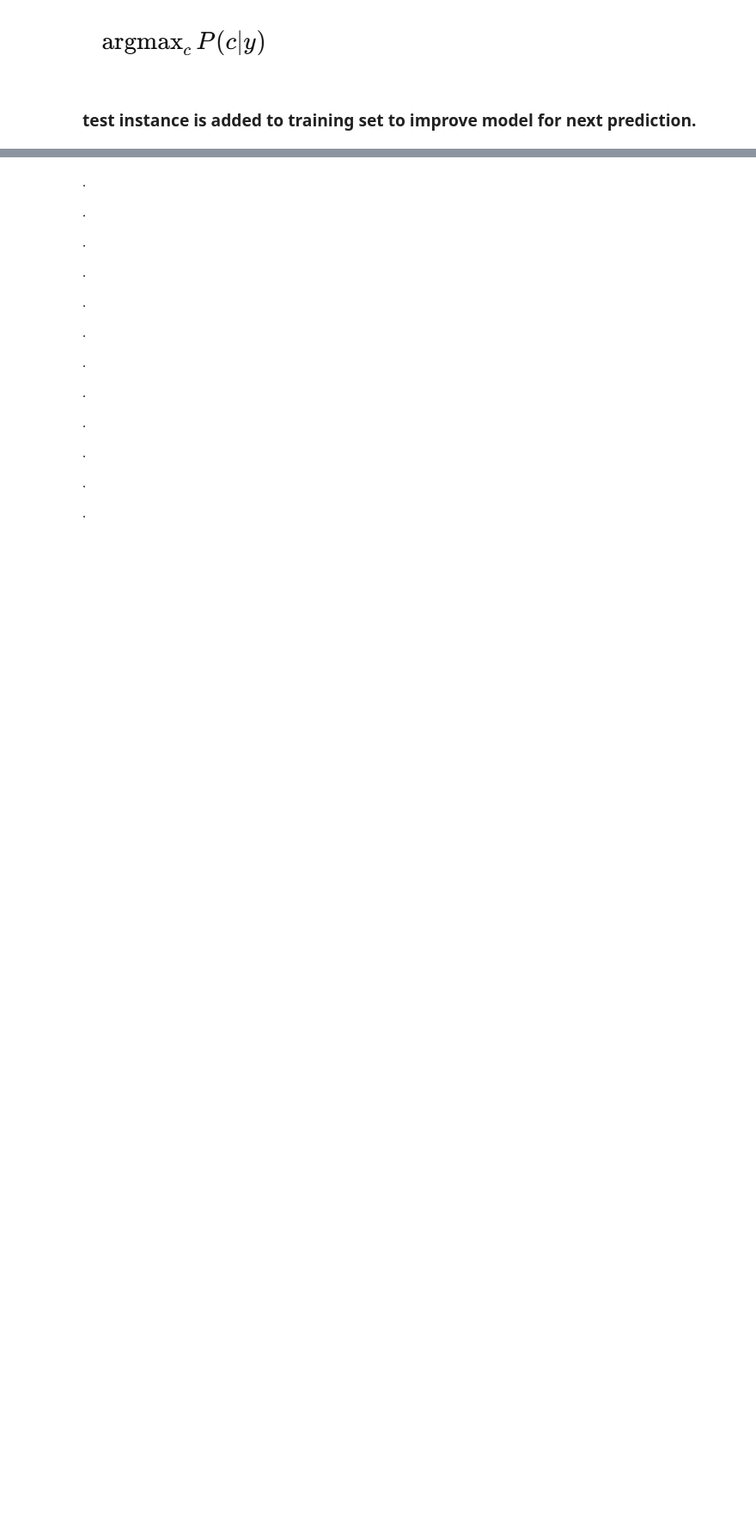
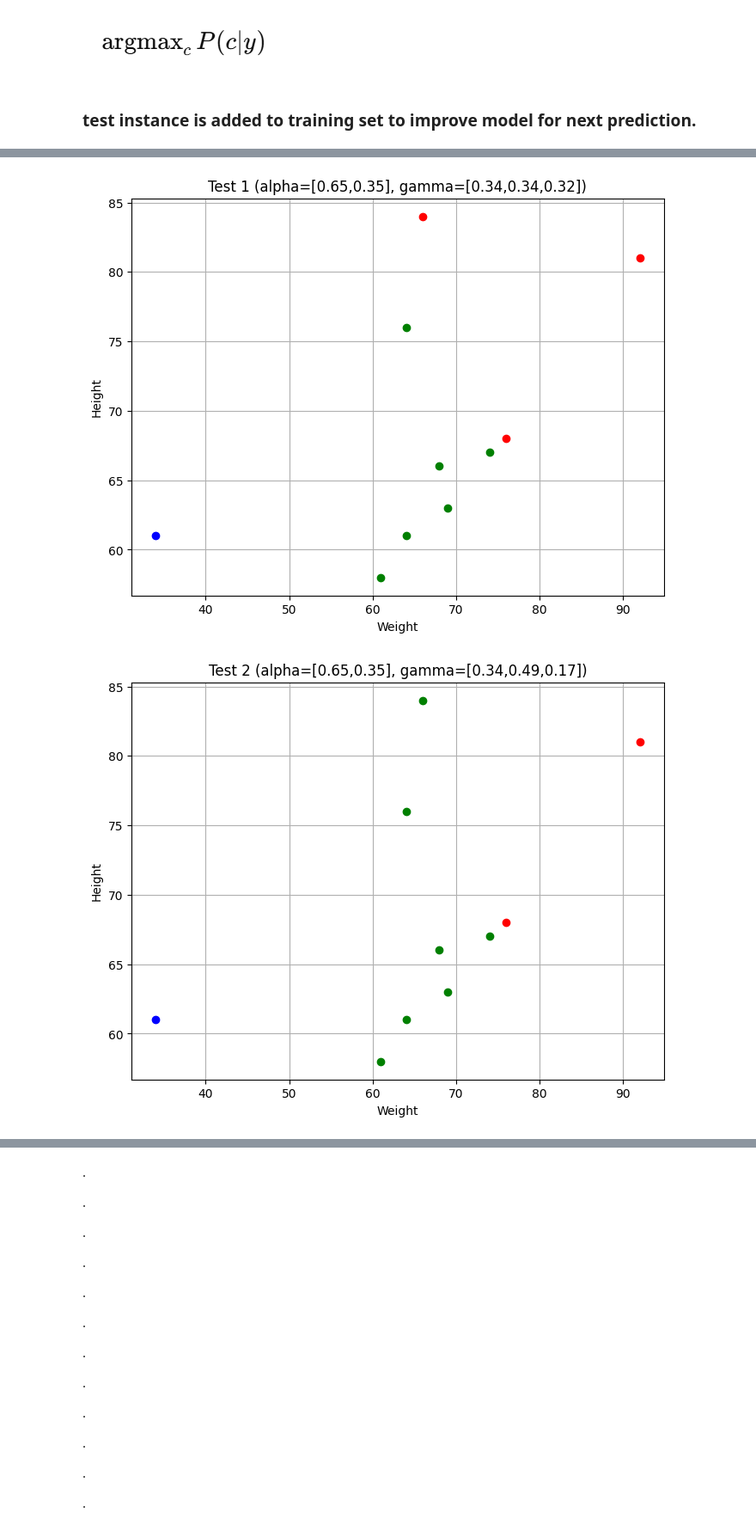
Before and after one commit to jiyanshud22/Champhunt-user-recommendation, a Jupyter notebook: CS786A4.ipynb, the cells around one changed output, grey strips where cells are left out. Shown at 86% size. Drawn from its saved outputs; the diff is of its cells as text; code cells hidden in the pictures; blank space fills up the shorter version.

```diff
--- a/CS786A4.ipynb
+++ b/CS786A4.ipynb
@@ -921,0 +832,42 @@ We have implemented a Generalized Context Model (GCM) that incorporates the give
+# %%
+import matplotlib.pyplot as plt
+
+# Plot predictions for each test case
+def plot_predictions(test_data, title):
+    categories = {1: 'Small', 2: 'Average', 3: 'Large'}
+    colors = {1: 'blue', 2: 'green', 3: 'red'}
+
+    plt.figure(figsize=(8, 6))
+    for row in test_data:
+        plt.scatter(row[0], row[1], color=colors[int(row[2])], label=categories[int(row[2])])
+    plt.xlabel("Weight")
+    plt.ylabel("Height")
+    plt.title(title)
+    plt.grid(True)
+    plt.show()
+
+# Example usage:
+titles = [
+    "Test 1 (alpha=[0.65,0.35], gamma=[0.34,0.34,0.32])",
+    "Test 2 (alpha=[0.65,0.35], gamma=[0.34,0.49,0.17])",
+    "Test 3 (alpha=[0.55,0.45], gamma=[0.34,0.34,0.32])",
+    "Test 4 (alpha=[0.55,0.45], gamma=[0.34,0.49,0.17])"
+]
+
+# Test datasets
+test_results = [
+    np.array([[74, 67, 2], [69, 63, 2], [92, 81, 3], [64, 61, 2], [66, 84, 3],
+              [76, 68, 3], [61, 58, 2], [64, 76, 2], [68, 66, 2], [34, 61, 1]]),
+    np.array([[74, 67, 2], [69, 63, 2], [92, 81, 3], [64, 61, 2], [66, 84, 2],
+              [76, 68, 3], [61, 58, 2], [64, 76, 2], [68, 66, 2], [34, 61, 1]]),
+    np.array([[74, 67, 2], [69, 63, 2], [92, 81, 3], [64, 61, 2], [66, 84, 3],
+              [76, 68, 3], [61, 58, 1], [64, 76, 2], [68, 66, 2], [34, 61, 1]]),
+    np.array([[74, 67, 2], [69, 63, 2], [92, 81, 3], [64, 61, 2], [66, 84, 2],
+              [76, 68, 3], [61, 58, 1], [64, 76, 2], [68, 66, 2], [34, 61, 1]])
+]
+
+for i, result in enumerate(test_results):
+    plot_predictions(result, titles[i])
+# %% [output]
+[figure, added]
+[figure, added]
```
Also changed, not shown: parts of 73 cells of this notebook.
